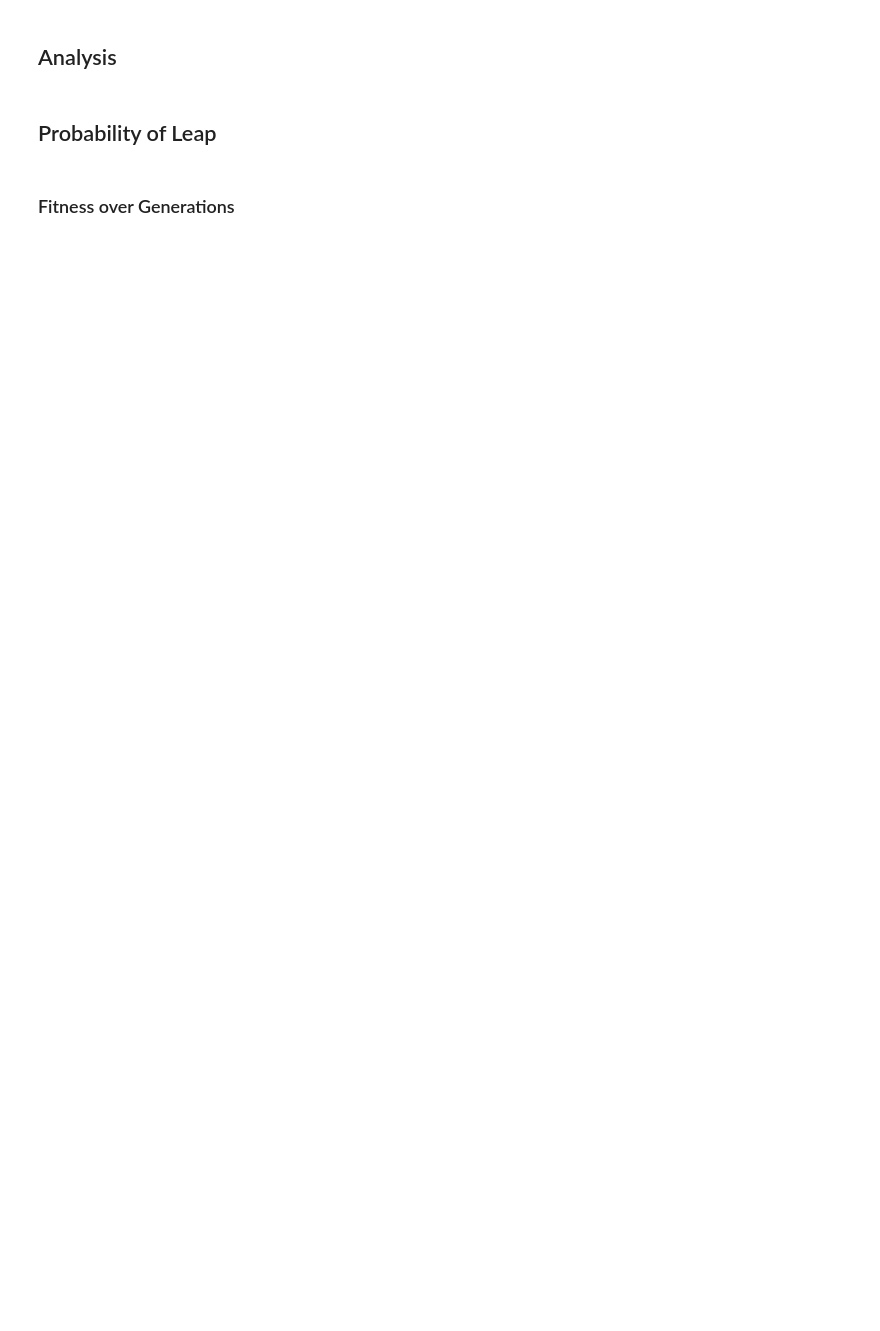
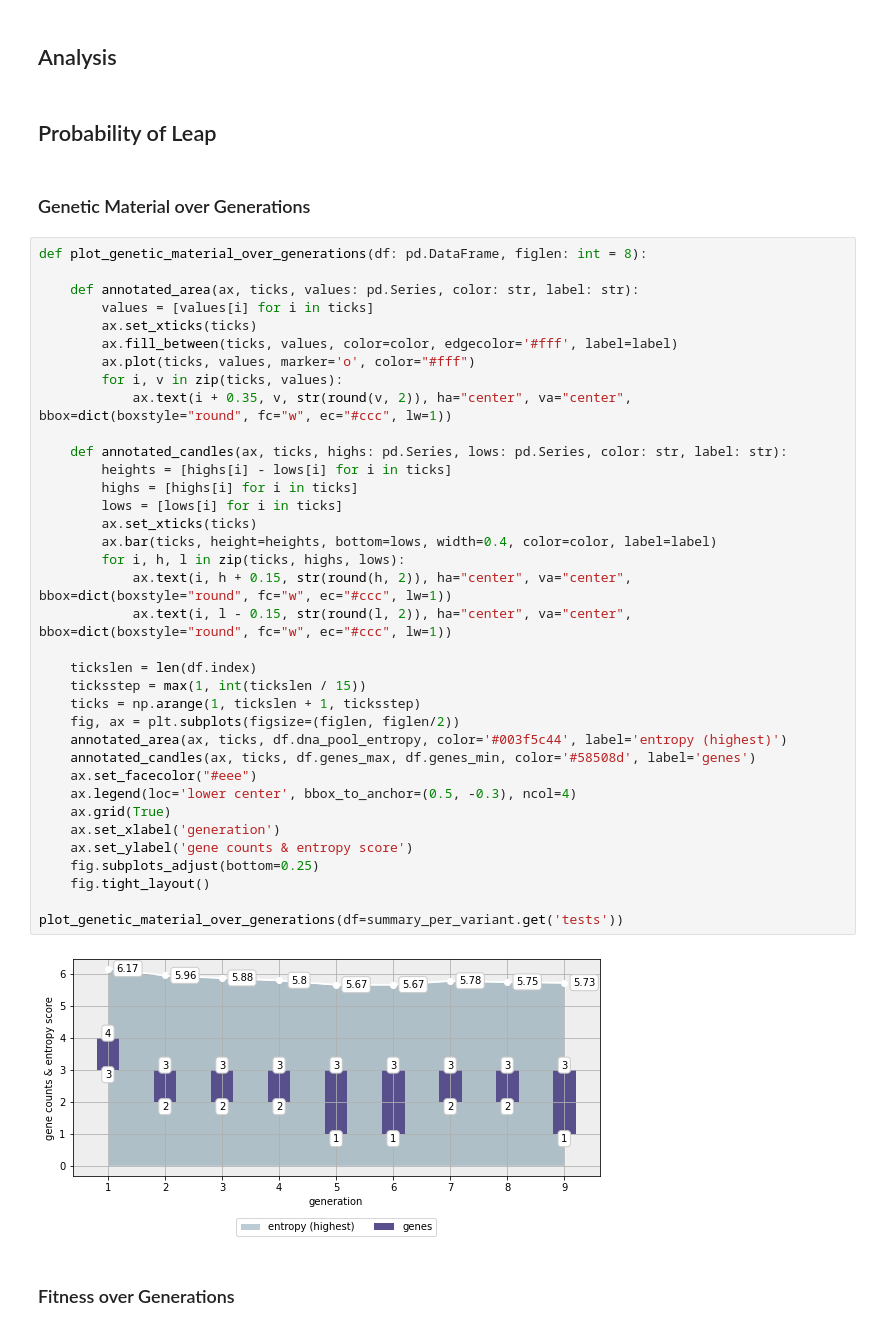
Before and after one commit to hudsonmendes/uolondon-cm3020-ai, a Jupyter notebook: midterms/analysis/results.ipynb, the cells around one changed output. Drawn from its saved outputs; the diff is of its cells as text; blank space fills up the shorter version.

```diff
--- a/midterms/analysis/results.ipynb
+++ b/midterms/analysis/results.ipynb
@@ -29,6 +47,46 @@ summary_per_variant = load_variants_and_summaries(folder='../evolution')
 ## Analysis
 # %% [markdown]
 ## Probability of Leap
+# %% [markdown]
+### Genetic Material over Generations
+# %%
+def plot_genetic_material_over_generations(df: pd.DataFrame, figlen: int = 8):
+
+    def annotated_area(ax, ticks, values: pd.Series, color: str, label: str):
+        values = [values[i] for i in ticks]
+        ax.set_xticks(ticks)
+        ax.fill_between(ticks, values, color=color, edgecolor='#fff', label=label)
+        ax.plot(ticks, values, marker='o', color="#fff")
+        for i, v in zip(ticks, values):
+            ax.text(i + 0.35, v, str(round(v, 2)), ha="center", va="center", bbox=dict(boxstyle="round", fc="w", ec="#ccc", lw=1))
+
+    def annotated_candles(ax, ticks, highs: pd.Series, lows: pd.Series, color: str, label: str):
+        heights = [highs[i] - lows[i] for i in ticks]
+        highs = [highs[i] for i in ticks]
+        lows = [lows[i] for i in ticks]
+        ax.set_xticks(ticks)
+        ax.bar(ticks, height=heights, bottom=lows, width=0.4, color=color, label=label)
+        for i, h, l in zip(ticks, highs, lows):
+            ax.text(i, h + 0.15, str(round(h, 2)), ha="center", va="center", bbox=dict(boxstyle="round", fc="w", ec="#ccc", lw=1))
+            ax.text(i, l - 0.15, str(round(l, 2)), ha="center", va="center", bbox=dict(boxstyle="round", fc="w", ec="#ccc", lw=1))
+
+    tickslen = len(df.index)
+    ticksstep = max(1, int(tickslen / 15))
+    ticks = np.arange(1, tickslen + 1, ticksstep)
+    fig, ax = plt.subplots(figsize=(figlen, figlen/2))
+    annotated_area(ax, ticks, df.dna_pool_entropy, color='#003f5c44', label='entropy (highest)')
+    annotated_candles(ax, ticks, df.genes_max, df.genes_min, color='#58508d', label='genes')
+    ax.set_facecolor("#eee")
+    ax.legend(loc='lower center', bbox_to_anchor=(0.5, -0.3), ncol=4)
+    ax.grid(True)
+    ax.set_xlabel('generation')
+    ax.set_ylabel('gene counts & entropy score')
+    fig.subplots_adjust(bottom=0.25)
+    fig.tight_layout()
+
+plot_genetic_material_over_generations(df=summary_per_variant.get('tests'))
+# %% [output]
+[figure, added]
 # %% [markdown]
 ### Fitness over Generations
 # %%
```
Also changed, not shown: parts of 6 cells of this notebook, 1 other file.
